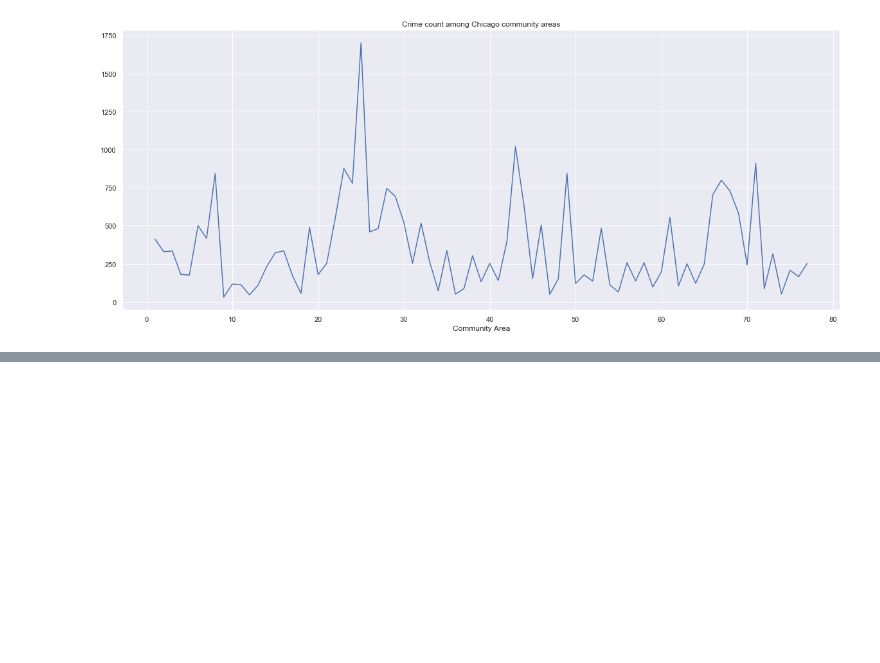
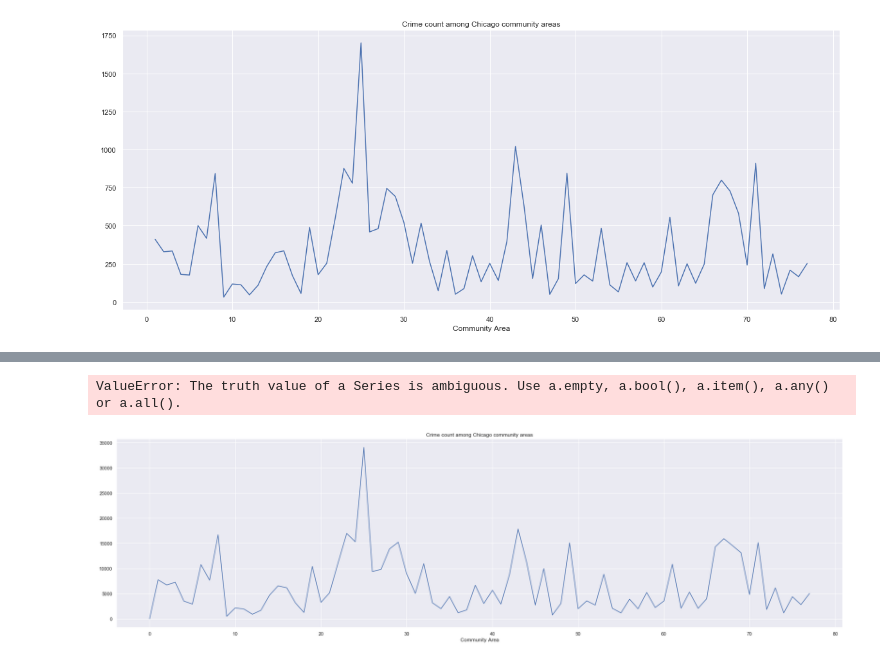
Before and after one commit to edgeslab/CS418-Project, a Jupyter notebook: 418_Project.ipynb, the cells around one changed output, grey strips where cells are left out. Saved outputs shown, nothing was run; the diff lists cells and outputs as text; code cells hidden in the pictures; blank space fills up the shorter version.

```diff
--- a/418_Project.ipynb
+++ b/418_Project.ipynb
@@ -114,0 +168,9 @@ Text(0.5, 1.0, 'Crime count among Chicago community areas')
+# %%
+crimes = pd.read_csv("dataFiltered.csv")
+crime = pd.DataFrame( crimes.groupby('Community Area').count()['ID'] )
+plot = sns.lineplot(data=crime, legend=False)
+plot.set_title("Crime count among Chicago community areas")
+plot.xlim(0,80)>>> ax = sns.barplot(x="day", y="total_bill", hue="sex", data=tips)
+# %% [output]
+ValueError: The truth value of a Series is ambiguous. Use a.empty, a.bool(), a.item(), a.any() or a.all().
+[figure, added]
```
Also changed, not shown: parts of 7 cells of this notebook, 1 other file.
